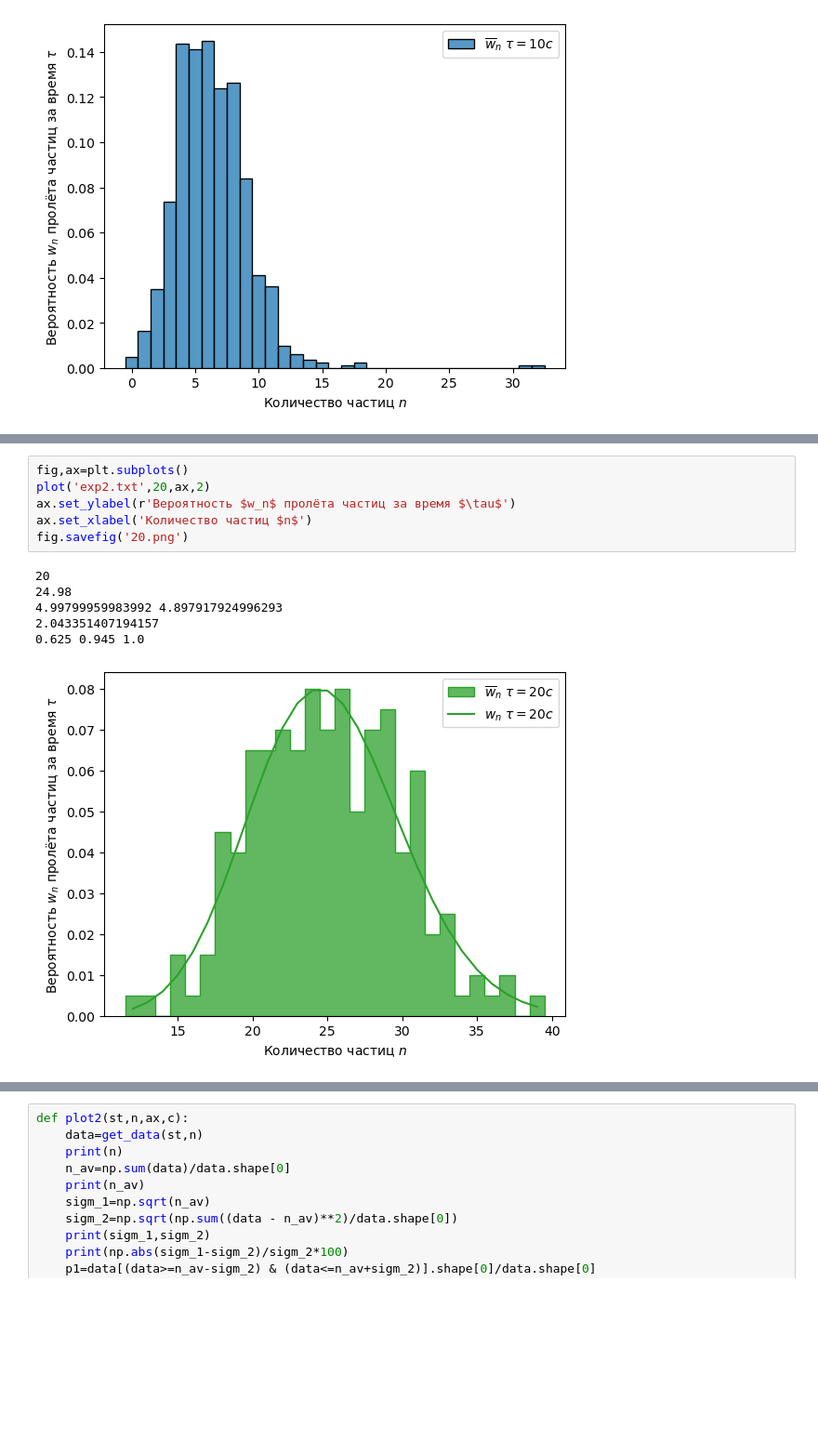
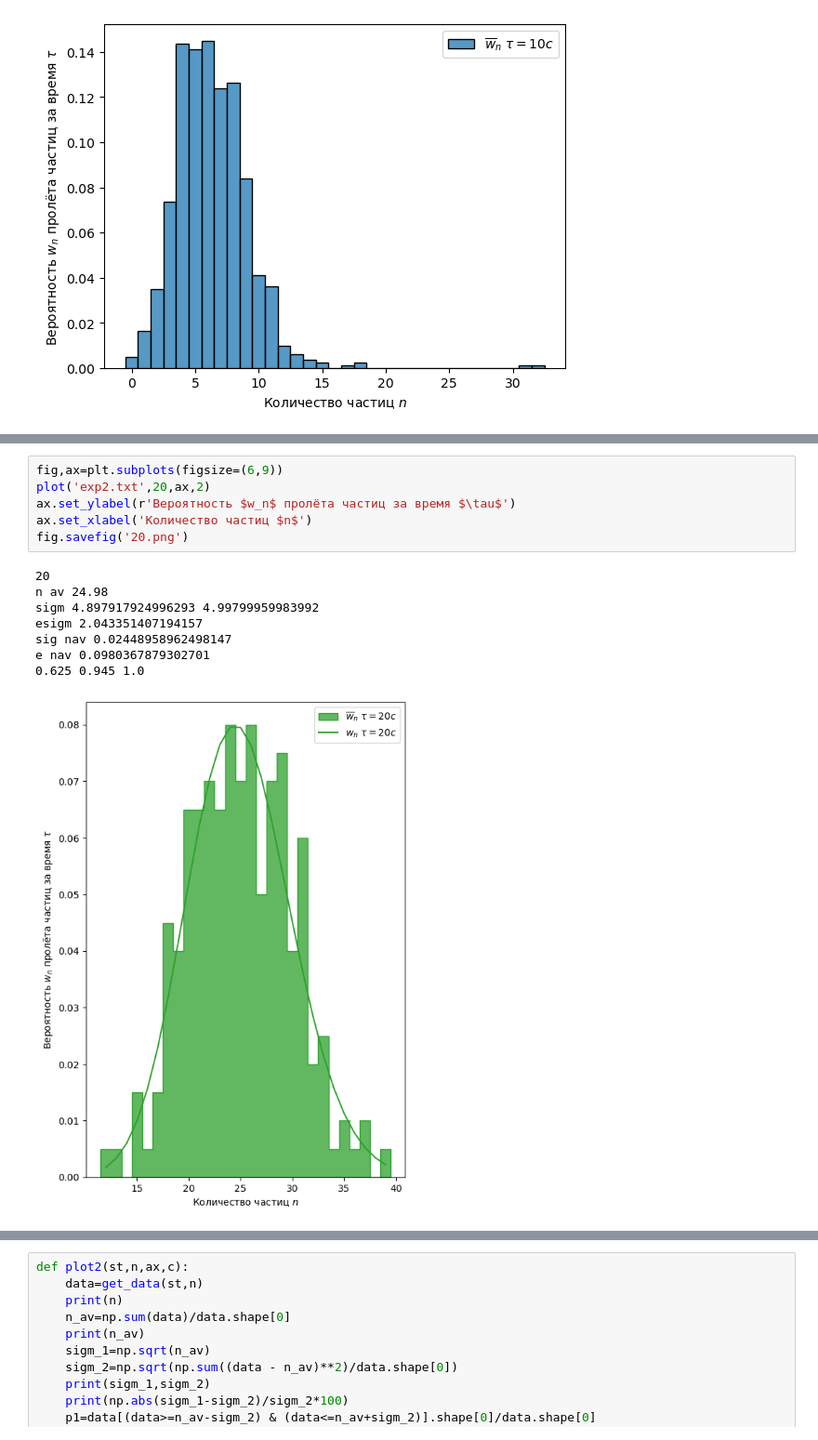
Before and after one commit to Daniil10001/MIPT_LABS, a Jupyter notebook: Lab_phys_1.1.4/Untitled.ipynb, the cells around one changed output, grey strips where cells are left out. Shown at 93% size. Saved outputs shown, nothing was run; the diff lists cells and outputs as text; blank space fills up the shorter version.

```diff
--- a/Lab_phys_1.1.4/Untitled.ipynb
+++ b/Lab_phys_1.1.4/Untitled.ipynb
@@ -194,14 +212,16 @@ fig.savefig('10.png')
 # %%
-fig,ax=plt.subplots()
+fig,ax=plt.subplots(figsize=(6,9))
 plot('exp2.txt',20,ax,2)
 ax.set_ylabel(r'Вероятность $w_n$ пролёта частиц за время $\tau$')
 ax.set_xlabel('Количество частиц $n$')
 fig.savefig('20.png')
 # %% [output]
 20
-24.98
-4.99799959983992 4.897917924996293
-2.043351407194157
+n av 24.98
+sigm 4.897917924996293 4.99799959983992
+esigm 2.043351407194157
+sig nav 0.02448958962498147
+e nav 0.0980367879302701
 0.625 0.945 1.0
-[figure, old version]
+[figure, new version]
 # %%
```
Also changed, not shown: parts of 10 cells of this notebook, 35 other files.
